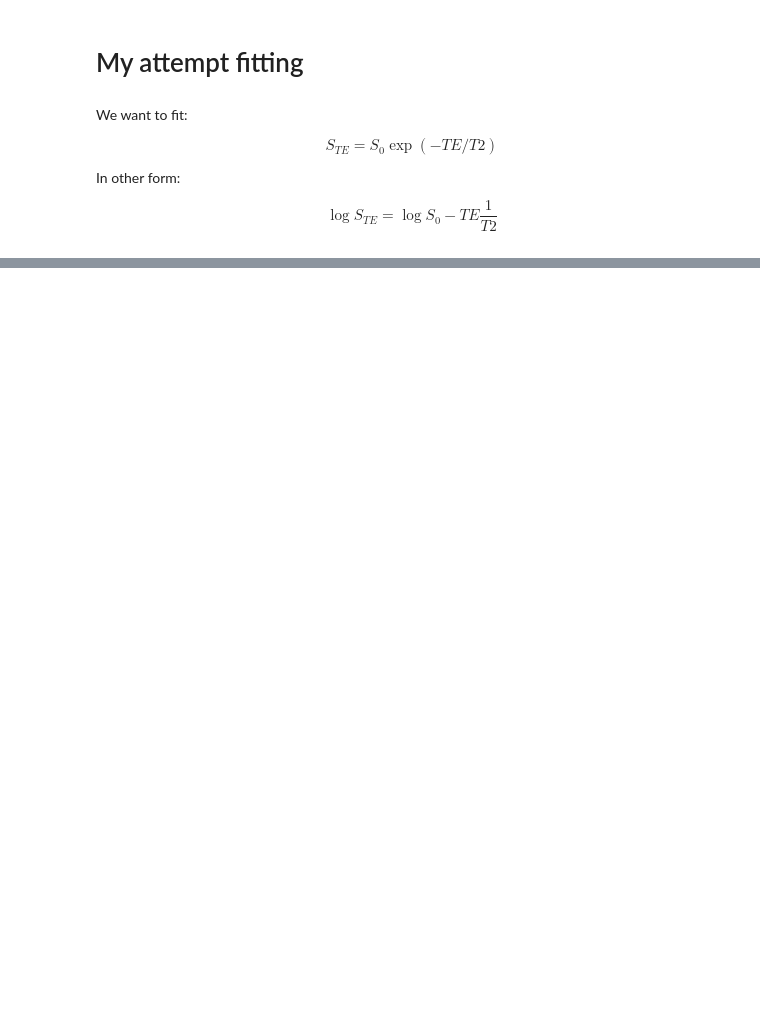
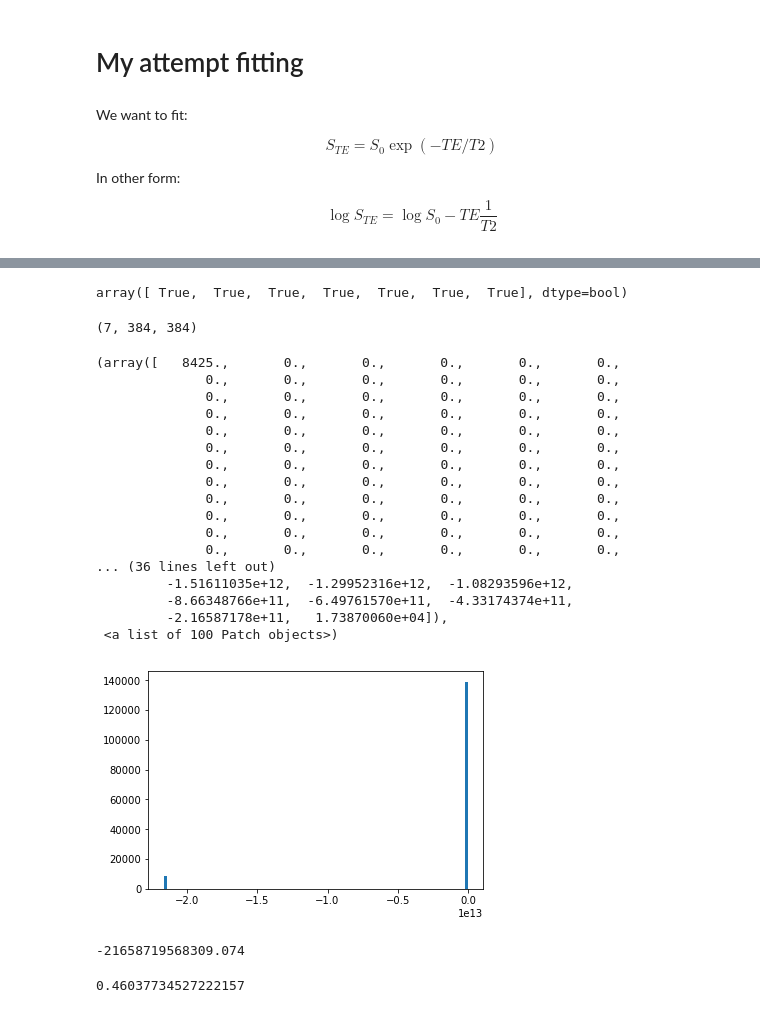
Before and after one commit to dokato/cartilage-health, a Jupyter notebook: 1-registration.ipynb, the cells around one changed output, grey strips where cells are left out. Saved outputs shown, nothing was run; the diff lists cells and outputs as text; code cells hidden in the pictures; blank space fills up the shorter version.

```diff
--- a/1-registration.ipynb
+++ b/1-registration.ipynb
@@ -203,3 +209,2 @@ s0_, t2_
 # %%
-data = np.log(scan)
-data[data < 0 ] = 0
+data = np.log(scan+0.0000000001)
@@ -220,8 +223,48 @@ array([[ 1.0000000e+00, -8.0959205e+04],
+# %%
+data[:,ix,iy]==data[0,ix,iy]
+# %% [output]
+array([ True,  True,  True,  True,  True,  True,  True], dtype=bool)
+# %%
+scan.shape
+# %% [output]
+(7, 384, 384)
 # %%
 matt2 = np.zeros((data.shape[1], data.shape[2]))
+exps = []
 for ix in range(data.shape[2]):
     for iy in range(data.shape[2]):
+        if all(data[:,ix,iy]==data[0,ix,iy]):
+            matt2[ix, iy] = 0
+            continue
         beta, _, _, _ = la.lstsq(x,data[:,ix,iy])
+        exps.append(data[:,ix,iy])
         s0_ = np.exp(beta[0])
         t2_ = 1/beta[1]
         matt2[ix, iy] = t2_
+# %%
+matt2[np.where(matt2 == np.inf)] = 0
+# %%
+plt.hist(matt2.flatten(),bins=100)
+# %% [output]
+(array([   8425.,       0.,       0.,       0.,       0.,       0.,
+              0.,       0.,       0.,       0.,       0.,       0.,
+              0.,       0.,       0.,       0.,       0.,       0.,
+              0.,       0.,       0.,       0.,       0.,       0.,
+              0.,       0.,       0.,       0.,       0.,       0.,
+              0.,       0.,       0.,       0.,       0.,       0.,
+              0.,       0.,       0.,       0.,       0.,       0.,
+              0.,       0.,       0.,       0.,       0.,       0.,
+              0.,       0.,       0.,       0.,       0.,       0.,
+              0.,       0.,       0.,       0.,       0.,       0.,
+              0.,       0.,       0.,       0.,       0.,       0.,
+              0.,       0.,       0.,       0.,       0.,       0.,
+... (36 lines left out)
+         -1.51611035e+12,  -1.29952316e+12,  -1.08293596e+12,
+         -8.66348766e+11,  -6.49761570e+11,  -4.33174374e+11,
+         -2.16587178e+11,   1.73870060e+04]),
+ <a list of 100 Patch objects>)
+[figure, added]
+# %%
+matt2.flatten().min()
+# %% [output]
+-21658719568309.074
@@ -227,0 +275,4 @@ for ix in range(data.shape[2]):
+# %%
+np.max(matt2)
+# %% [output]
+0.46037734527222157
```
Also changed, not shown: parts of 20 cells of this notebook, 1 other file.
